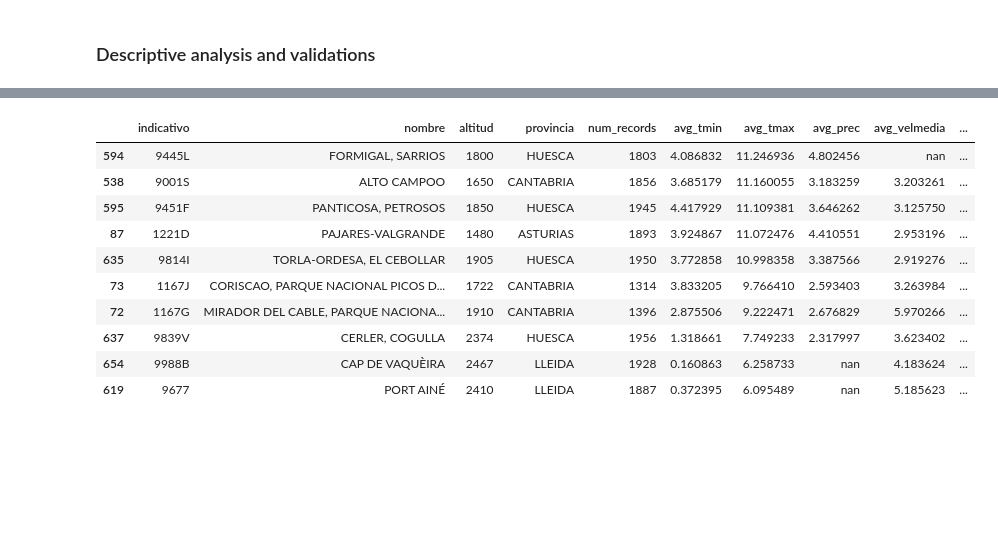
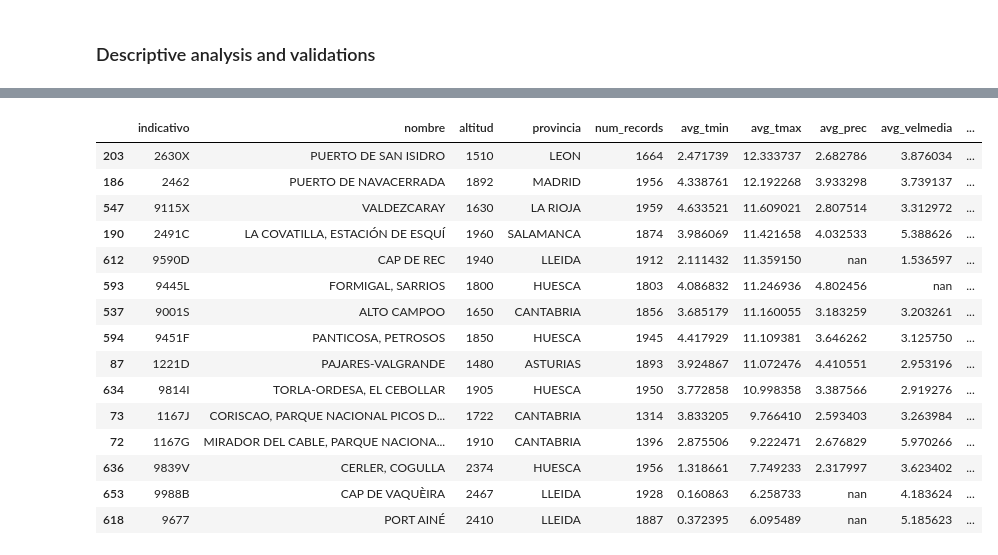
Before and after one commit to reddgr/energy-price-forecasting-in-power-grids, a Jupyter notebook: notebooks/07_weather_stats.ipynb, the cells around one changed output, grey strips where cells are left out. Saved outputs shown, nothing was run; the diff lists cells and outputs as text; code cells hidden in the pictures; blank space fills up the shorter version.

```diff
--- a/notebooks/07_weather_stats.ipynb
+++ b/notebooks/07_weather_stats.ipynb
@@ -116,18 +116,23 @@ display(
 # %%
 # Lowest Average High Temperature
-lowest_tmax = stations_df.sort_values("avg_tmax", ascending=False).tail(10)
+lowest_tmax = stations_df.sort_values("avg_tmax", ascending=False).tail(15)
 display(lowest_tmax.style.set_properties(subset=["avg_tmax"], **{"background-color": "#829cd4", "color": "black"}))
 # %% [output]
 |  | indicativo | nombre | altitud | provincia | num_records | avg_tmin | avg_tmax | avg_prec | avg_velmedia | ... |
-| 594 | 9445L | FORMIGAL, SARRIOS | 1800 | HUESCA | 1803 | 4.086832 | 11.246936 | 4.802456 | nan | ... |
-| 538 | 9001S | ALTO CAMPOO | 1650 | CANTABRIA | 1856 | 3.685179 | 11.160055 | 3.183259 | 3.203261 | ... |
-| 595 | 9451F | PANTICOSA, PETROSOS | 1850 | HUESCA | 1945 | 4.417929 | 11.109381 | 3.646262 | 3.125750 | ... |
+| 203 | 2630X | PUERTO DE SAN ISIDRO | 1510 | LEON | 1664 | 2.471739 | 12.333737 | 2.682786 | 3.876034 | ... |
+| 186 | 2462 | PUERTO DE NAVACERRADA | 1892 | MADRID | 1956 | 4.338761 | 12.192268 | 3.933298 | 3.739137 | ... |
+| 547 | 9115X | VALDEZCARAY | 1630 | LA RIOJA | 1959 | 4.633521 | 11.609021 | 2.807514 | 3.312972 | ... |
+| 190 | 2491C | LA COVATILLA, ESTACIÓN DE ESQUÍ | 1960 | SALAMANCA | 1874 | 3.986069 | 11.421658 | 4.032533 | 5.388626 | ... |
+| 612 | 9590D | CAP DE REC | 1940 | LLEIDA | 1912 | 2.111432 | 11.359150 | nan | 1.536597 | ... |
+| 593 | 9445L | FORMIGAL, SARRIOS | 1800 | HUESCA | 1803 | 4.086832 | 11.246936 | 4.802456 | nan | ... |
+| 537 | 9001S | ALTO CAMPOO | 1650 | CANTABRIA | 1856 | 3.685179 | 11.160055 | 3.183259 | 3.203261 | ... |
+| 594 | 9451F | PANTICOSA, PETROSOS | 1850 | HUESCA | 1945 | 4.417929 | 11.109381 | 3.646262 | 3.125750 | ... |
 | 87 | 1221D | PAJARES-VALGRANDE | 1480 | ASTURIAS | 1893 | 3.924867 | 11.072476 | 4.410551 | 2.953196 | ... |
-| 635 | 9814I | TORLA-ORDESA, EL CEBOLLAR | 1905 | HUESCA | 1950 | 3.772858 | 10.998358 | 3.387566 | 2.919276 | ... |
+| 634 | 9814I | TORLA-ORDESA, EL CEBOLLAR | 1905 | HUESCA | 1950 | 3.772858 | 10.998358 | 3.387566 | 2.919276 | ... |
 | 73 | 1167J | CORISCAO, PARQUE NACIONAL PICOS D... | 1722 | CANTABRIA | 1314 | 3.833205 | 9.766410 | 2.593403 | 3.263984 | ... |
 | 72 | 1167G | MIRADOR DEL CABLE, PARQUE NACIONA... | 1910 | CANTABRIA | 1396 | 2.875506 | 9.222471 | 2.676829 | 5.970266 | ... |
-| 637 | 9839V | CERLER, COGULLA | 2374 | HUESCA | 1956 | 1.318661 | 7.749233 | 2.317997 | 3.623402 | ... |
-| 654 | 9988B | CAP DE VAQUÈIRA | 2467 | LLEIDA | 1928 | 0.160863 | 6.258733 | nan | 4.183624 | ... |
-| 619 | 9677 | PORT AINÉ | 2410 | LLEIDA | 1887 | 0.372395 | 6.095489 | nan | 5.185623 | ... |
+| 636 | 9839V | CERLER, COGULLA | 2374 | HUESCA | 1956 | 1.318661 | 7.749233 | 2.317997 | 3.623402 | ... |
+| 653 | 9988B | CAP DE VAQUÈIRA | 2467 | LLEIDA | 1928 | 0.160863 | 6.258733 | nan | 4.183624 | ... |
+| 618 | 9677 | PORT AINÉ | 2410 | LLEIDA | 1887 | 0.372395 | 6.095489 | nan | 5.185623 | ... |
 # %%
 # Highest Average Low Temperature
```
Also changed, not shown: parts of 17 cells of this notebook.
